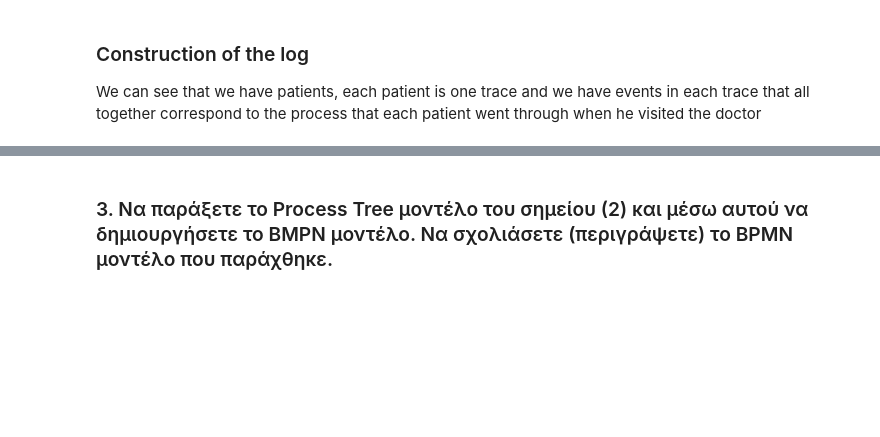
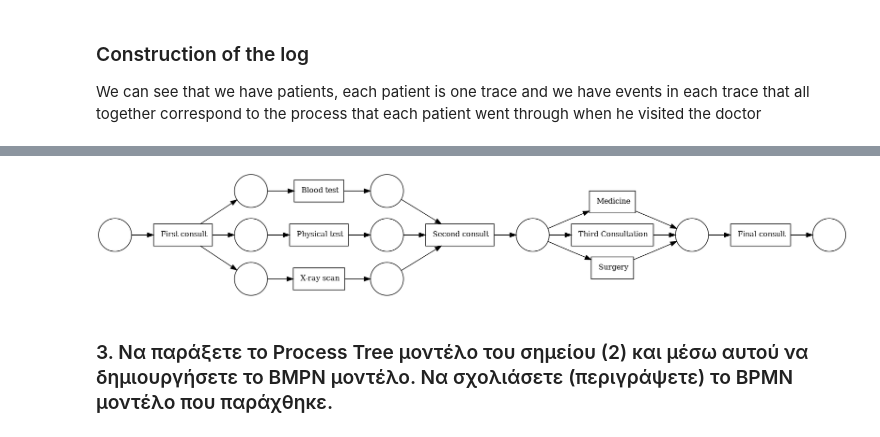
Before and after one commit to christoschr97/CEI521-ProcessMining, a Jupyter notebook: src/Project_source_code.ipynb, the cells around one changed output, grey strips where cells are left out. Cells and saved outputs as stored; diff of their text form; code cells hidden in the pictures; blank space fills up the shorter version.

```diff
--- a/src/Project_source_code.ipynb
+++ b/src/Project_source_code.ipynb
@@ -89,3 +108,9 @@ pn_visualizer.view(gviz)
+# %%
+# Visualise
+graph = pn_visualizer.apply(petri_net, initial_marking, final_marking)
+pn_visualizer.view(graph)
+# %% [output]
+[figure, added]
 # %% [markdown]
 ### 3. Να παράξετε το Process Tree μοντέλο του σημείου (2) και μέσω αυτού να δημιουργήσετε το ΒΜΡΝ μοντέλο. Να σχολιάσετε (περιγράψετε) το BPMN μοντέλο που παράχθηκε.
 # %%
```
Also changed, not shown: parts of 7 cells of this notebook, 4 other files.
